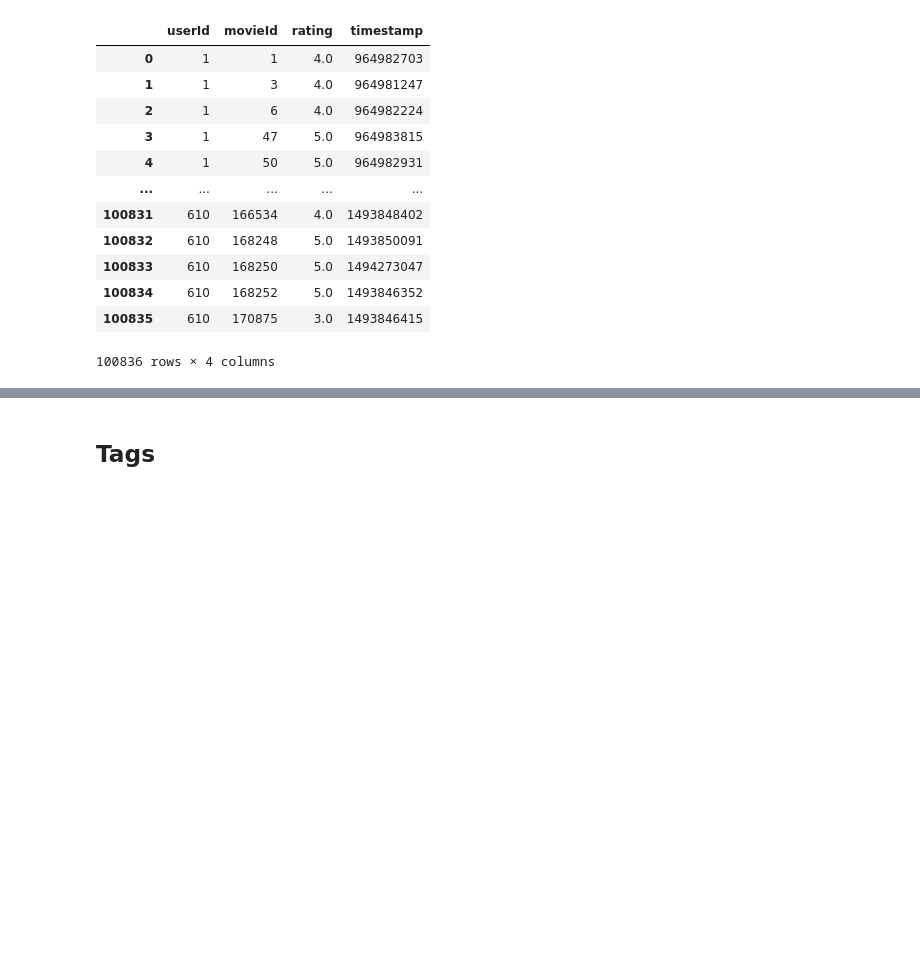
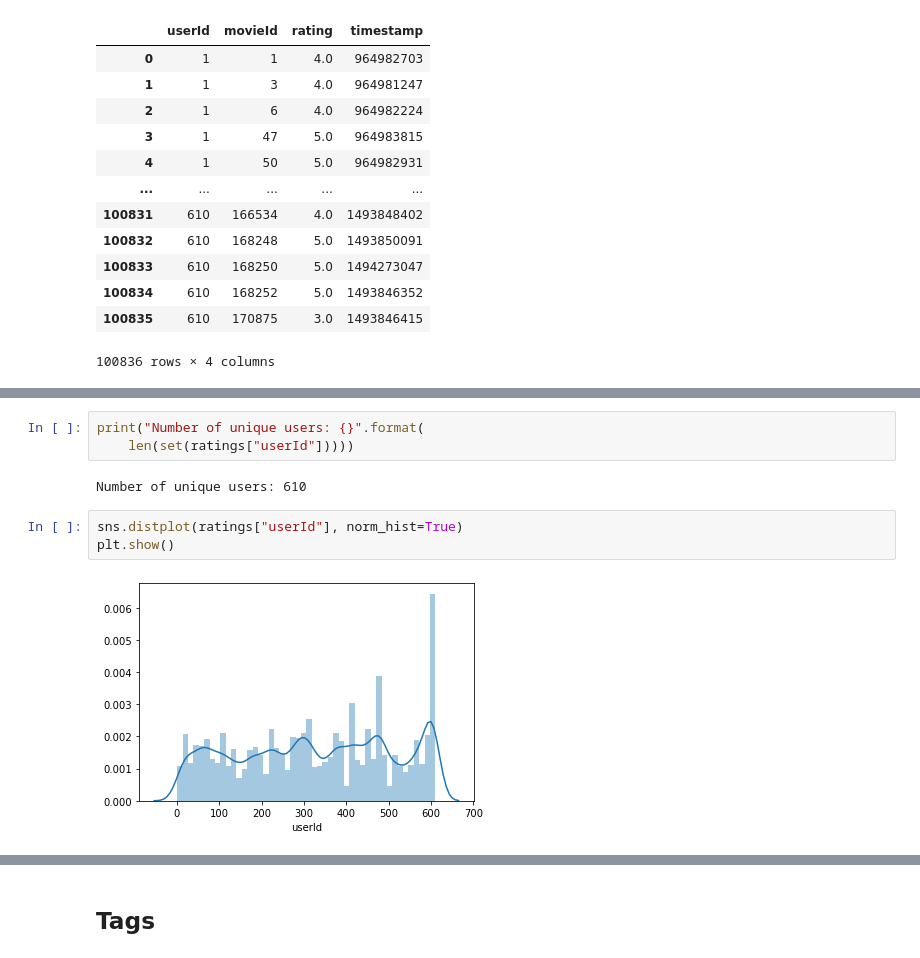
Before and after one commit to SmirnovAlexander/MoviesRecommendation, a Jupyter notebook: EDA.ipynb, the cells around one changed output, grey strips where cells are left out. Cells and saved outputs as stored; diff of their text form; blank space fills up the shorter version.

```diff
--- a/EDA.ipynb
+++ b/EDA.ipynb
@@ -250,0 +293,10 @@ display(ratings)
+# %%
+print("Number of unique users: {}".format(
+    len(set(ratings["userId"]))))
+# %% [output]
+Number of unique users: 610
+# %%
+sns.distplot(ratings["userId"], norm_hist=True)
+plt.show()
+# %% [output]
+[figure, added]
```
Also changed, not shown: parts of 7 cells of this notebook.
